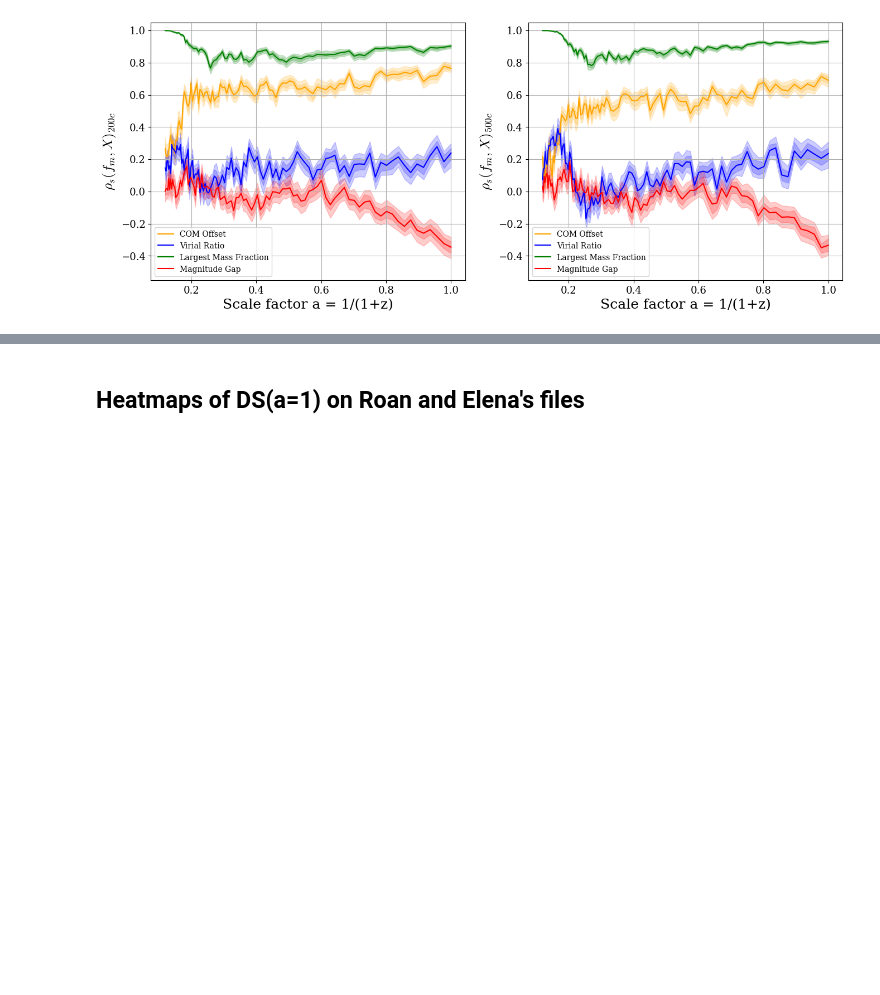
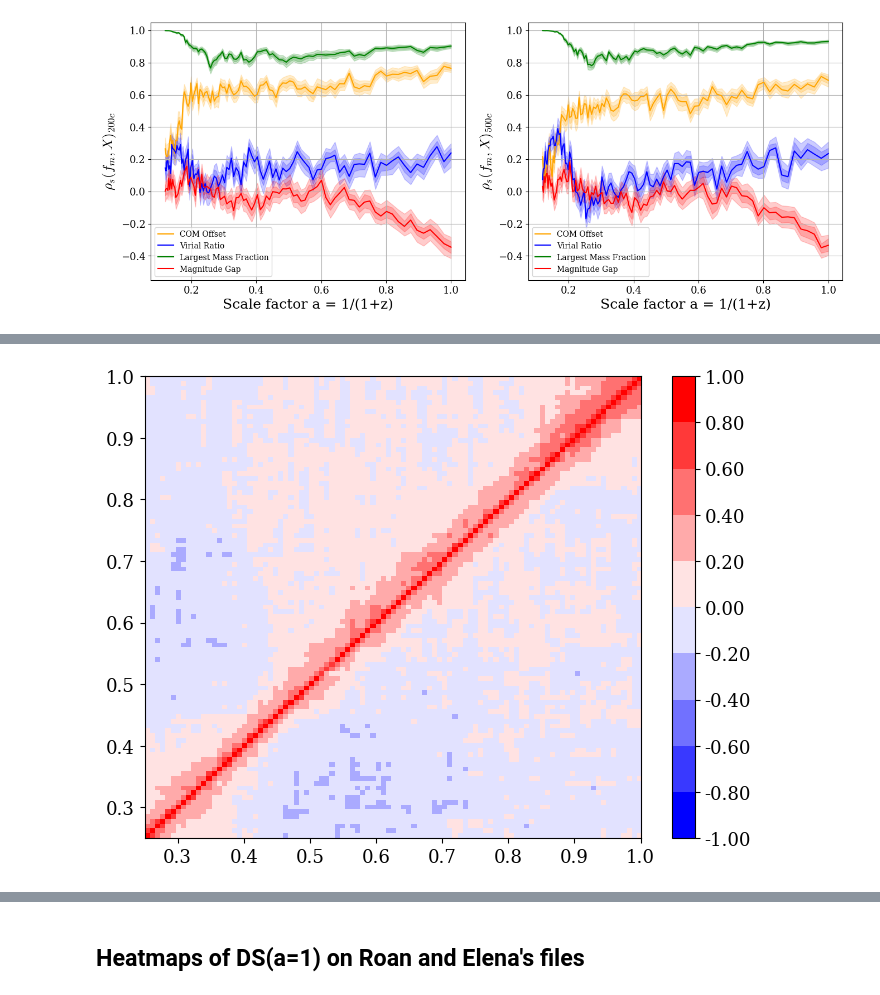
Before and after one commit to Kabelo-T/cluster_morph, a Jupyter notebook: dynamical_state.ipynb, the cells around one changed output, grey strips where cells are left out. Cells and saved outputs as stored; diff of their text form; code cells hidden in the pictures; blank space fills up the shorter version.

```diff
--- a/dynamical_state.ipynb
+++ b/dynamical_state.ipynb
@@ -306,0 +181,22 @@ plt.show()
+# %%
+import matplotlib as mpl
+fm = fm_corrs[:, :, 2]
+fig, ax = plt.subplots(1, 1, figsize=(8, 6))
+
+cmap = mpl.cm.get_cmap('bwr', 10)                   # 10 discrete color bins
+boundaries = np.linspace(-1.0, 1.0, 11)             # 10 bins -> 11 boundaries
+norm = mpl.colors.BoundaryNorm(boundaries, cmap.N, clip=True)
+
+# NOTE: do not pass vmin/vmax when passing a Normalize instance (BoundaryNorm)
+im = ax.imshow(fm, origin='lower',
+               extent=[0.25, 1, 0.25, 1],
+               cmap=cmap, norm=norm,
+               interpolation='nearest', aspect='auto')
+
+# discrete colorbar with bin boundaries shown
+cbar = fig.colorbar(im, ax=ax, boundaries=boundaries, ticks=boundaries)
+cbar.ax.set_yticklabels([f"{b:.2f}" for b in boundaries])
+
+plt.show()
+# %% [output]
+[figure, added]
```
Also changed, not shown: parts of 17 cells of this notebook.
